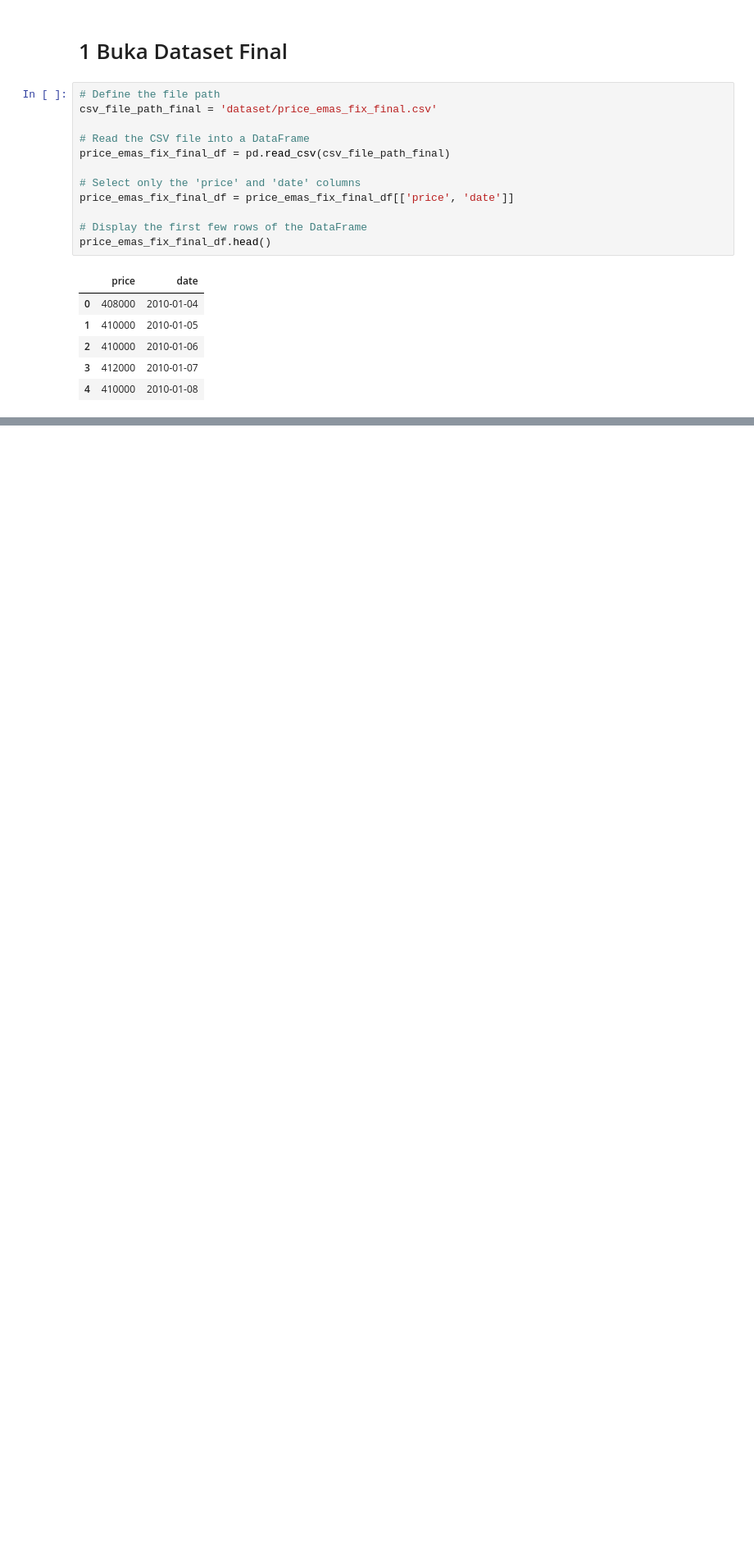
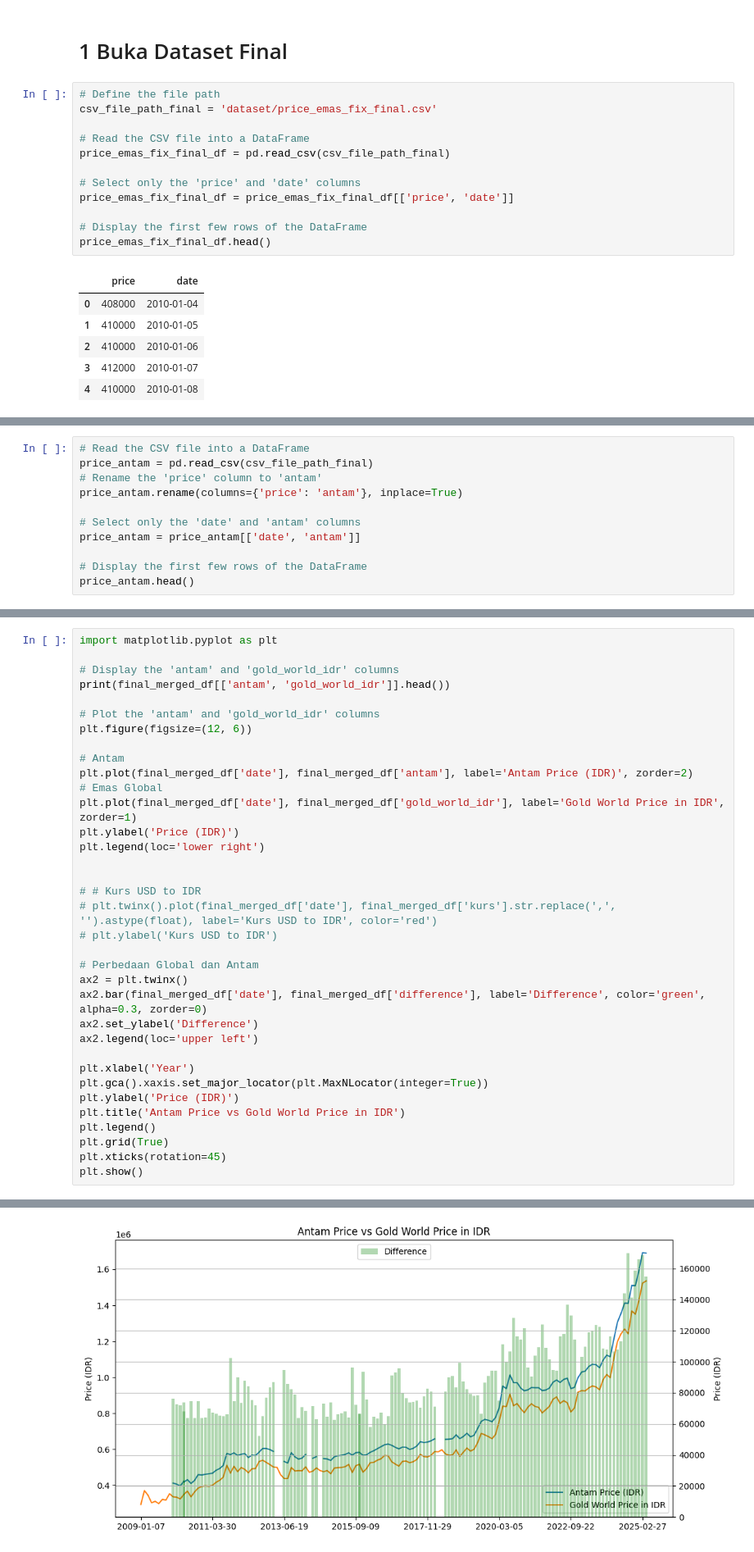
Before and after one commit to artsyhrstn/Perbandingan-Aset, a Jupyter notebook: ambil-emas-antam.ipynb, the cells around one changed output, grey strips where cells are left out. Shown: that part at 82% size. Cells and saved outputs as stored; diff of their text form; blank space fills up the shorter version.

Commit message:
diff_world_antam

```diff
--- a/ambil-emas-antam.ipynb
+++ b/ambil-emas-antam.ipynb
@@ -87,0 +193,11 @@ plt.show()
+# %%
+# Read the CSV file into a DataFrame
+price_antam = pd.read_csv(csv_file_path_final)
+# Rename the 'price' column to 'antam'
+price_antam.rename(columns={'price': 'antam'}, inplace=True)
+
+# Select only the 'date' and 'antam' columns
+price_antam = price_antam[['date', 'antam']]
+
+# Display the first few rows of the DataFrame
+price_antam.head()
@@ -87,0 +284,36 @@ plt.show()
+# %%
+import matplotlib.pyplot as plt
+
+# Display the 'antam' and 'gold_world_idr' columns
+print(final_merged_df[['antam', 'gold_world_idr']].head())
+
+# Plot the 'antam' and 'gold_world_idr' columns
+plt.figure(figsize=(12, 6))
+
+# Antam
+plt.plot(final_merged_df['date'], final_merged_df['antam'], label='Antam Price (IDR)', zorder=2)
+# Emas Global
+plt.plot(final_merged_df['date'], final_merged_df['gold_world_idr'], label='Gold World Price in IDR', zorder=1)
+plt.ylabel('Price (IDR)')
+plt.legend(loc='lower right')
+
+
+# # Kurs USD to IDR
+# plt.twinx().plot(final_merged_df['date'], final_merged_df['kurs'].str.replace(',', '').astype(float), label='Kurs USD to IDR', color='red')
+# plt.ylabel('Kurs USD to IDR')
+
+# Perbedaan Global dan Antam
+ax2 = plt.twinx()
+ax2.bar(final_merged_df['date'], final_merged_df['difference'], label='Difference', color='green', alpha=0.3, zorder=0)
+ax2.set_ylabel('Difference')
+ax2.legend(loc='upper left')
+
+plt.xlabel('Year')
+plt.gca().xaxis.set_major_locator(plt.MaxNLocator(integer=True))
+plt.ylabel('Price (IDR)')
+plt.title('Antam Price vs Gold World Price in IDR')
+plt.legend()
+plt.grid(True)
+plt.xticks(rotation=45)
+plt.show()
+# %% [output]
@@ -87,0 +326 @@ plt.show()
+[figure, added]
```
Also changed, not shown: parts of 15 cells of this notebook, 7 other files.
